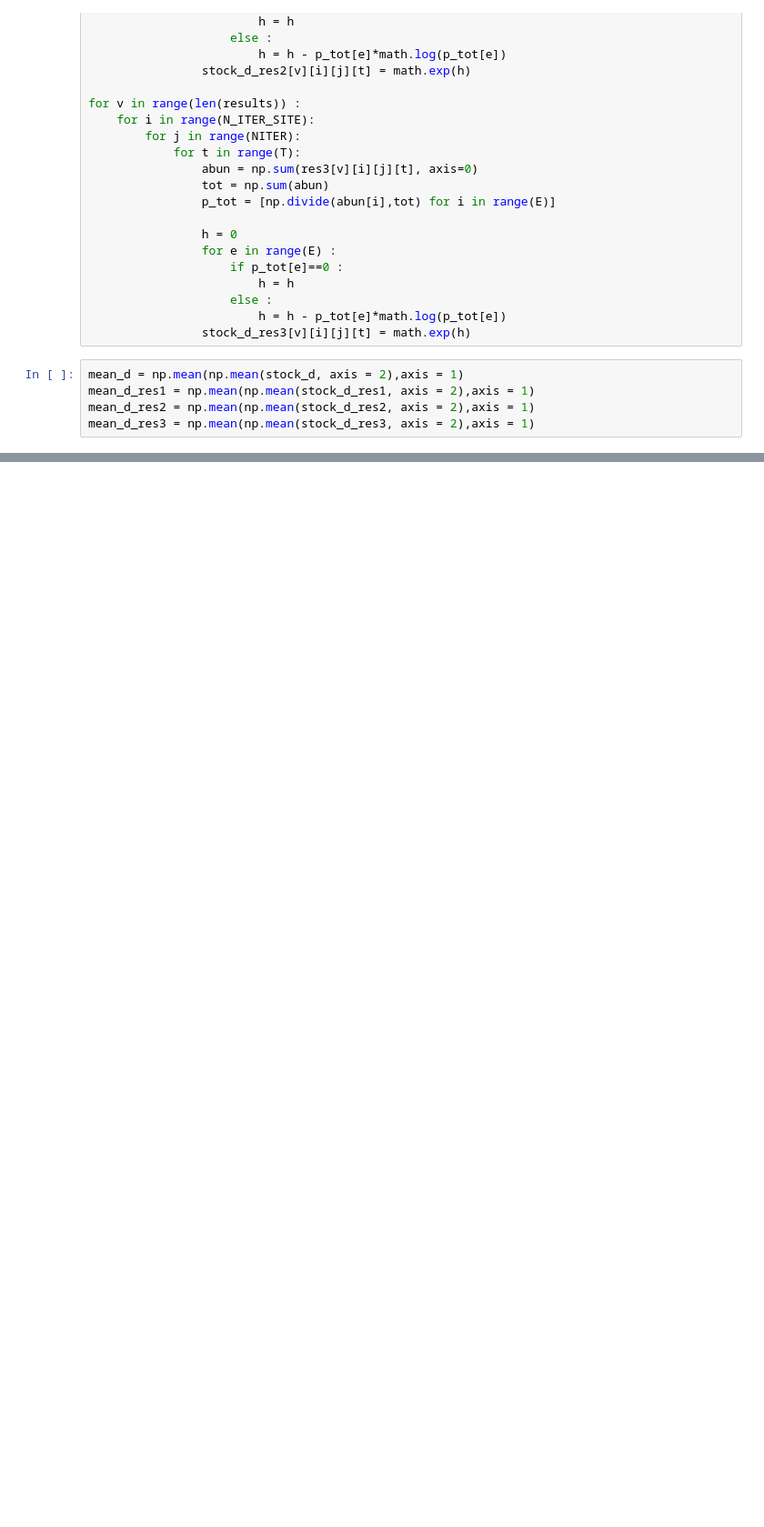
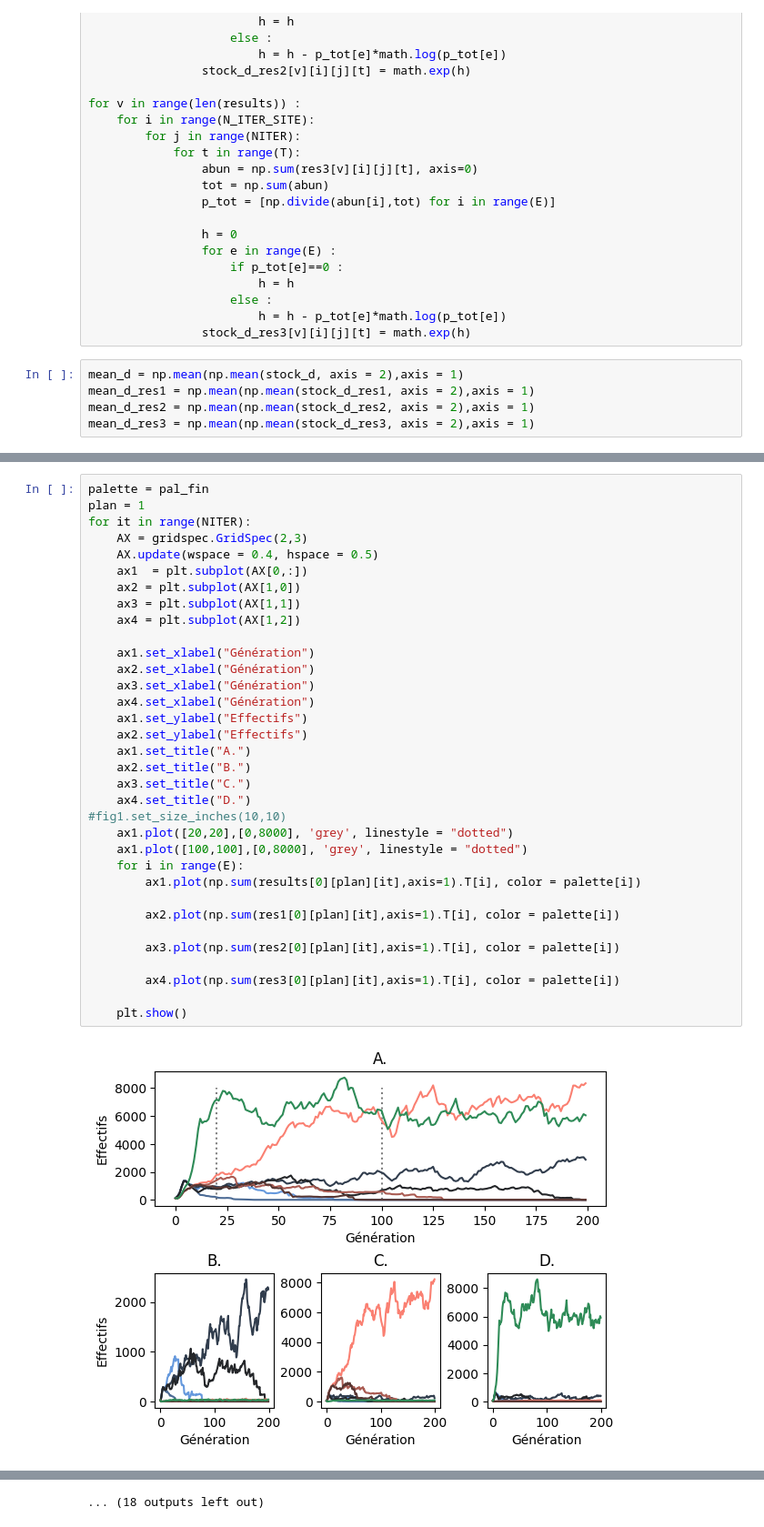
Before and after one commit to tabernard/community-generator, a Jupyter notebook: Multiple_species_sim.ipynb, the cells around one changed output, grey strips where cells are left out. Shown at 91% size. Cells and saved outputs as stored; diff of their text form; blank space fills up the shorter version.

```diff
--- a/Multiple_species_sim.ipynb
+++ b/Multiple_species_sim.ipynb
@@ -490,0 +554,36 @@ plt.show()
+# %%
+palette = pal_fin
+plan = 1
+for it in range(NITER):
+    AX = gridspec.GridSpec(2,3)
+    AX.update(wspace = 0.4, hspace = 0.5)
+    ax1  = plt.subplot(AX[0,:])
+    ax2 = plt.subplot(AX[1,0])
+    ax3 = plt.subplot(AX[1,1])
+    ax4 = plt.subplot(AX[1,2])
+
+    ax1.set_xlabel("Génération")
+    ax2.set_xlabel("Génération")
+    ax3.set_xlabel("Génération")
+    ax4.set_xlabel("Génération")
+    ax1.set_ylabel("Effectifs")
+    ax2.set_ylabel("Effectifs")
+    ax1.set_title("A.")
+    ax2.set_title("B.")
+    ax3.set_title("C.")
+    ax4.set_title("D.")
+#fig1.set_size_inches(10,10)
+    ax1.plot([20,20],[0,8000], 'grey', linestyle = "dotted")
+    ax1.plot([100,100],[0,8000], 'grey', linestyle = "dotted")
+    for i in range(E):
+        ax1.plot(np.sum(results[0][plan][it],axis=1).T[i], color = palette[i])
+
+        ax2.plot(np.sum(res1[0][plan][it],axis=1).T[i], color = palette[i])
+
+        ax3.plot(np.sum(res2[0][plan][it],axis=1).T[i], color = palette[i])
+
+        ax4.plot(np.sum(res3[0][plan][it],axis=1).T[i], color = palette[i])
+
+    plt.show()
+# %% [output]
+[figure, added]
@@ -490,0 +601 @@ plt.show()
+... (18 outputs left out)
```
Also changed, not shown: parts of 15 cells of this notebook, 7 other files.
